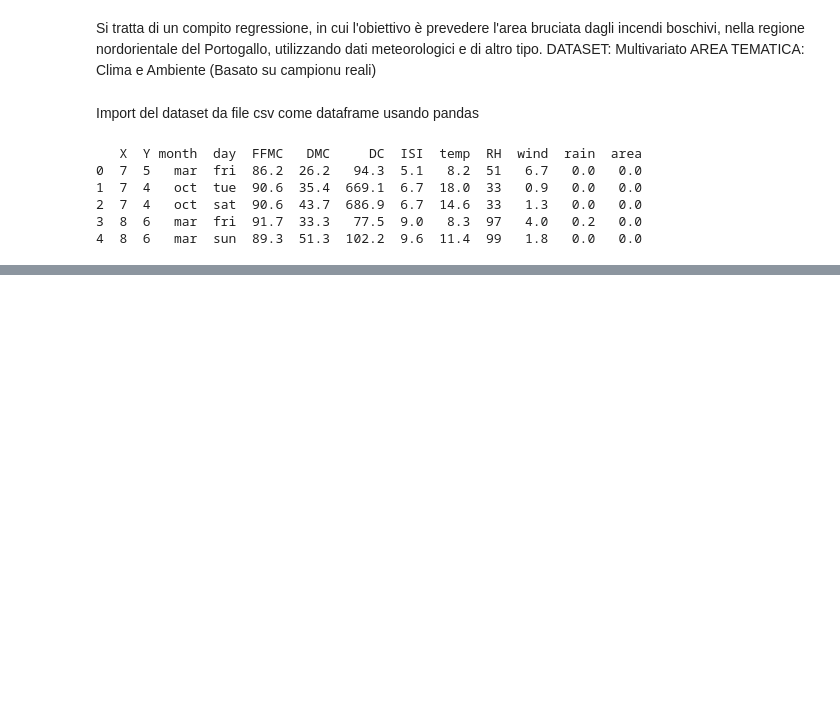
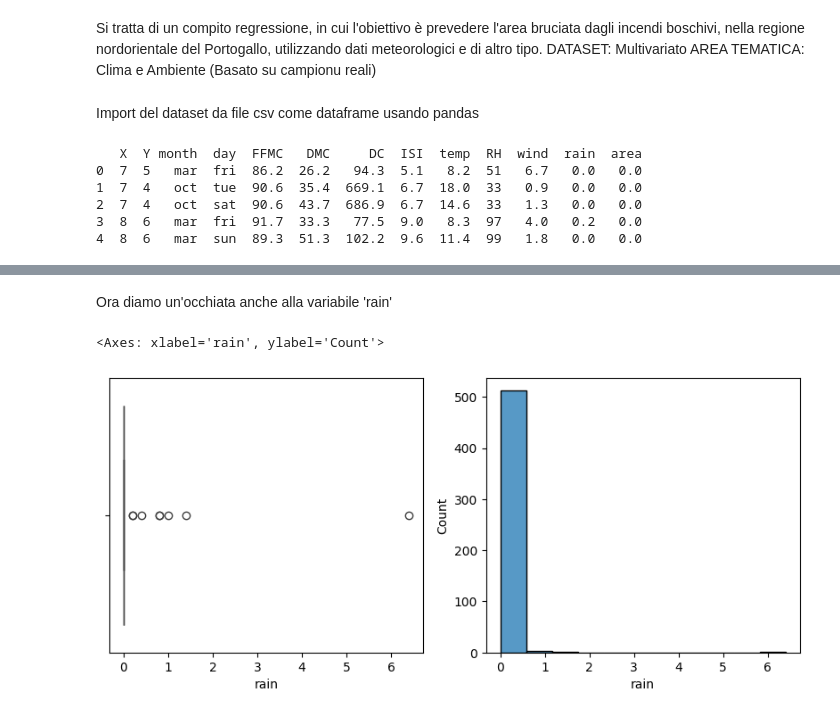
Before and after one commit to aledigirm3/ML-project, a Jupyter notebook: version1.ipynb, the cells around one changed output, grey strips where cells are left out. Drawn from its saved outputs; the diff is of its cells as text; code cells hidden in the pictures; blank space fills up the shorter version.

```diff
--- a/version1.ipynb
+++ b/version1.ipynb
@@ -41,0 +82,12 @@ print(df.head())
+# %% [markdown]
+Ora diamo un'occhiata anche alla variabile 'rain'
+# %%
+plt.figure(figsize=(10, 4))
+
+plt.subplot(1, 2, 1)
+sns.boxplot(data = df, x = df['rain']) #for outliers
+plt.subplot(1, 2, 2)
+sns.histplot(data = df, x = df['rain'], kde = False)
+# %% [output]
+<Axes: xlabel='rain', ylabel='Count'>
+[figure, added]
```
Also changed, not shown: parts of 12 cells of this notebook.
